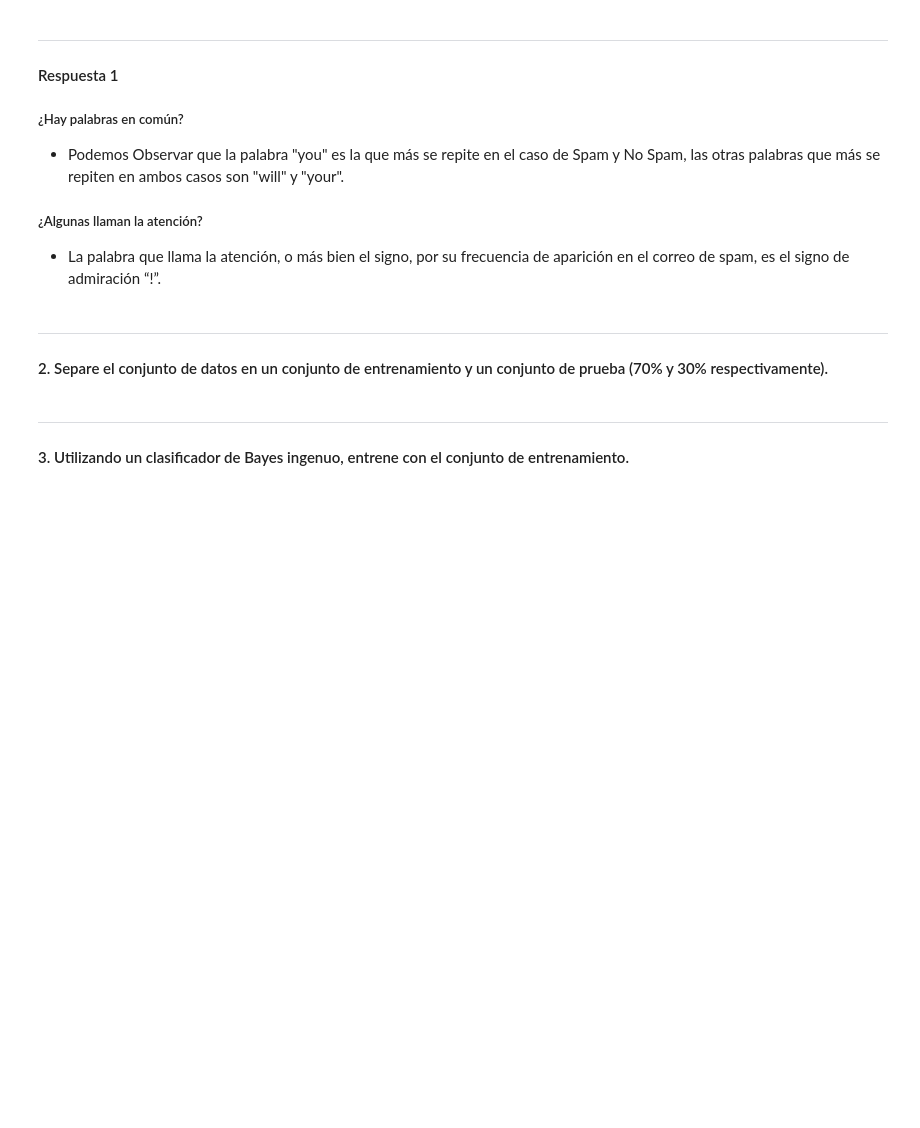
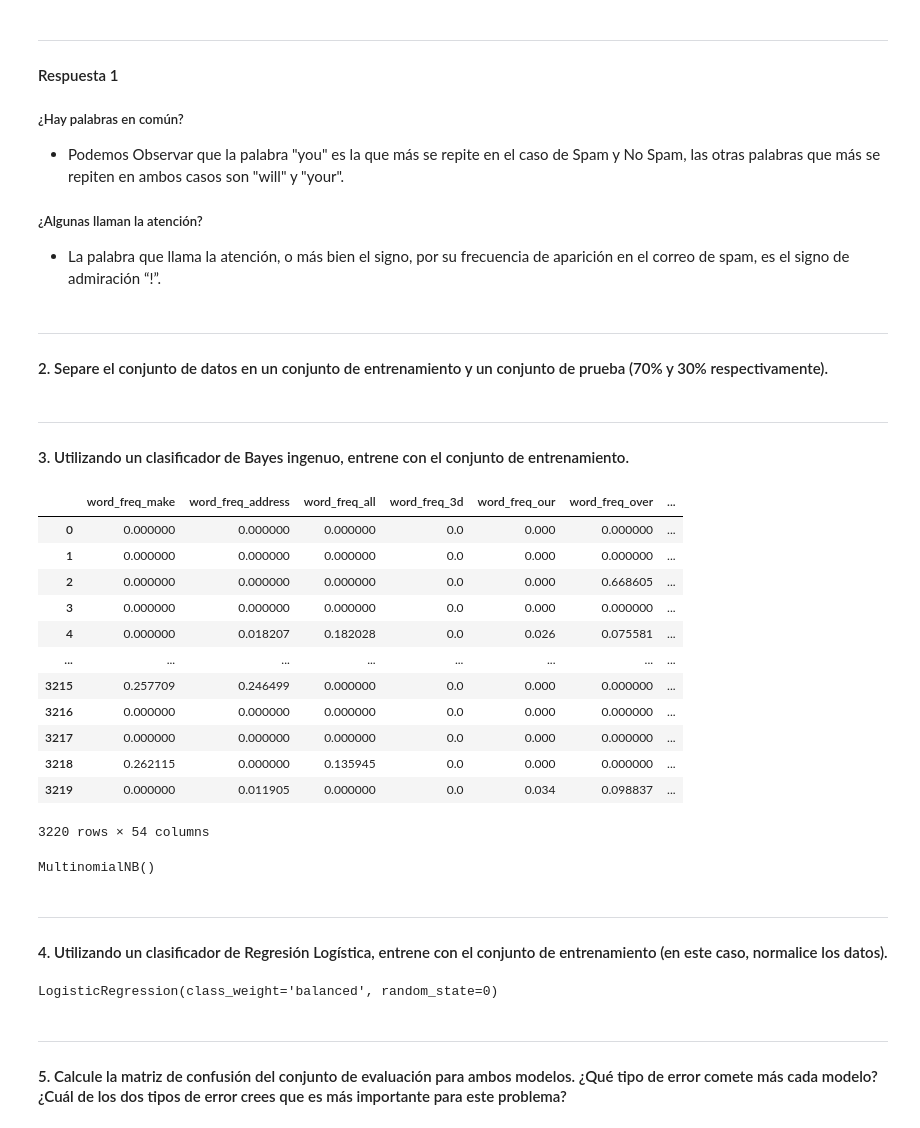
Before and after one commit to Chelodromo/trabajo_practico_3_IIA, a Jupyter notebook: TP3.ipynb, the cells around one changed output. Saved outputs shown, nothing was run; the diff lists cells and outputs as text; code cells hidden in the pictures; blank space fills up the shorter version.

```diff
--- a/TP3.ipynb
+++ b/TP3.ipynb
@@ -142,3 +142,28 @@ X_test_scaled = scaler.transform(X_test)
 # Lo transformamos en DataFrames
 X_train_scaled = pd.DataFrame(X_train_scaled, columns=X.columns)
 X_test_scaled = pd.DataFrame(X_test_scaled, columns=X.columns)
+# %%
+X_train_scaled
+# %% [output]
+|  | word_freq_make | word_freq_address | word_freq_all | word_freq_3d | word_freq_our | word_freq_over | ... |
+| 0 | 0.000000 | 0.000000 | 0.000000 | 0.0 | 0.000 | 0.000000 | ... |
+| 1 | 0.000000 | 0.000000 | 0.000000 | 0.0 | 0.000 | 0.000000 | ... |
+| 2 | 0.000000 | 0.000000 | 0.000000 | 0.0 | 0.000 | 0.668605 | ... |
+| 3 | 0.000000 | 0.000000 | 0.000000 | 0.0 | 0.000 | 0.000000 | ... |
+| 4 | 0.000000 | 0.018207 | 0.182028 | 0.0 | 0.026 | 0.075581 | ... |
+| ... | ... | ... | ... | ... | ... | ... | ... |
+| 3215 | 0.257709 | 0.246499 | 0.000000 | 0.0 | 0.000 | 0.000000 | ... |
+| 3216 | 0.000000 | 0.000000 | 0.000000 | 0.0 | 0.000 | 0.000000 | ... |
+| 3217 | 0.000000 | 0.000000 | 0.000000 | 0.0 | 0.000 | 0.000000 | ... |
+| 3218 | 0.262115 | 0.000000 | 0.135945 | 0.0 | 0.000 | 0.000000 | ... |
+| 3219 | 0.000000 | 0.011905 | 0.000000 | 0.0 | 0.034 | 0.098837 | ... |
+3220 rows × 54 columns
+# %%
+#Entrenamos el modelo de bayes ingenuo multinomial
+naives_bayes_spam = MultinomialNB()
+naives_bayes_spam.fit(X_train_scaled, y_train)
+# %% [output]
+MultinomialNB()
+# %% [markdown]
+---
+#### 4. Utilizando un clasificador de Regresión Logística, entrene con el conjunto de entrenamiento (en este caso, normalice los datos).
@@ -144,0 +172,7 @@ X_test_scaled = pd.DataFrame(X_test_scaled, columns=X.columns)
+# %%
+classifier_balance_spam.fit(X_train_scaled, y_train)
+# %% [output]
+LogisticRegression(class_weight='balanced', random_state=0)
+# %% [markdown]
+---
+#### 5. Calcule la matriz de confusión del conjunto de evaluación para ambos modelos. ¿Qué tipo de error comete más cada modelo? ¿Cuál de los dos tipos de error crees que es más importante para este problema?
```
Also changed, not shown: parts of 8 cells of this notebook.
